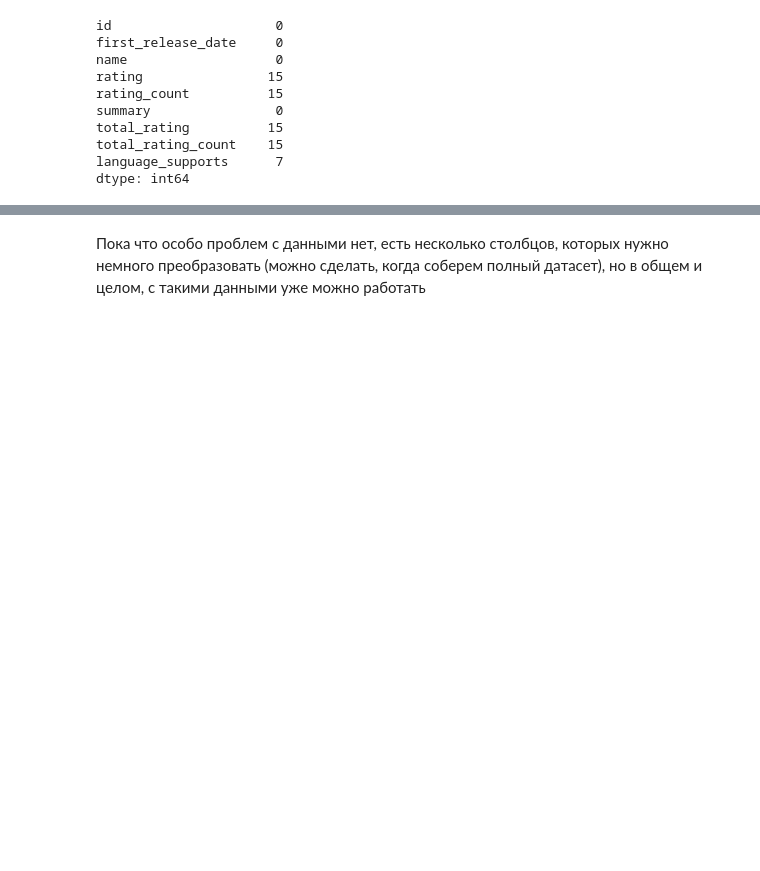
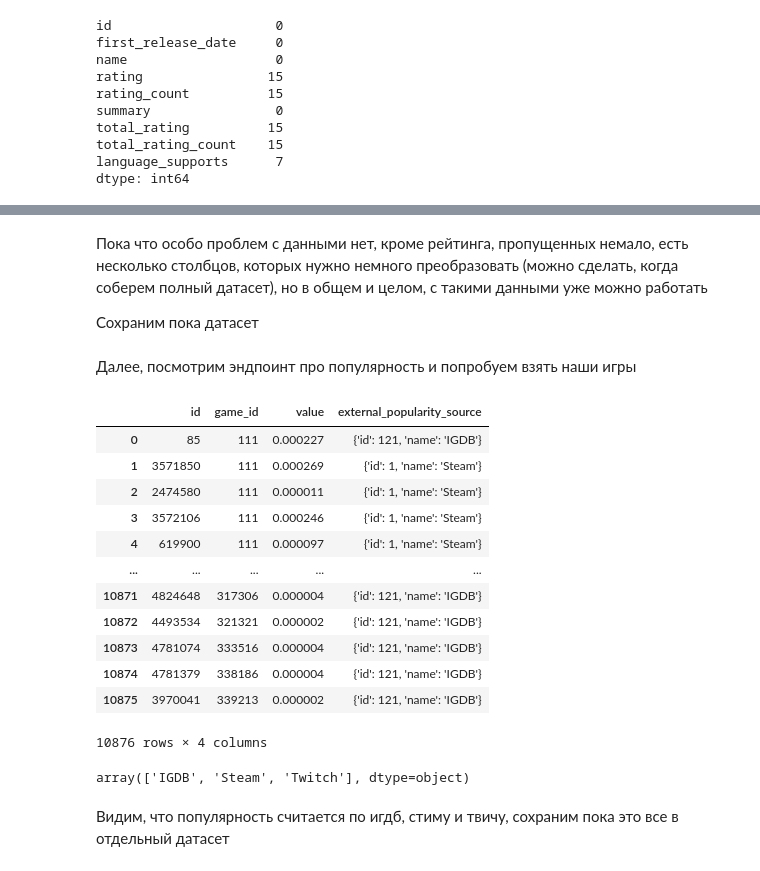
Before and after one commit to ylevennn/smadimo-gp-2, a Jupyter notebook: src/igdb.ipynb, the cells around one changed output, grey strips where cells are left out. Drawn from its saved outputs; the diff is of its cells as text; code cells hidden in the pictures; blank space fills up the shorter version.

```diff
--- a/src/igdb.ipynb
+++ b/src/igdb.ipynb
@@ -210,2 +249,4 @@ df_games_igdb
 # %% [markdown]
-Пока что особо проблем с данными нет, есть несколько столбцов, которых нужно немного преобразовать (можно сделать, когда соберем полный датасет), но в общем и целом, с такими данными уже можно работать
+Пока что особо проблем с данными нет, кроме рейтинга, пропущенных немало, есть несколько столбцов, которых нужно немного преобразовать (можно сделать, когда соберем полный датасет), но в общем и целом, с такими данными уже можно работать
+
+Сохраним пока датасет
@@ -211,0 +255,45 @@ df_games_igdb
+# %% [markdown]
+Далее, посмотрим эндпоинт про популярность и попробуем взять наши игры
+# %%
+prob = out.copy()
+
+ids = prob['game'].astype(str).tolist()
+ids_str = ','.join(ids)
+
+all = []
+
+for i in range(0, len(prob), 500):
+    ids = prob['game'].iloc[i:i+500].astype(str).tolist()
+    ids_str = ",".join(ids)
+
+    data1 = f'''
+    fields game_id, external_popularity_source.name, value; where game_id = ({ids_str}); limit 500;
+    '''
+    request = requests.post('https://api.igdb.com/v4/popularity_primitives', headers={'Client-ID': igdb_id, 'Authorization': f'Bearer {access_token}'}, data=data1)
+    res = request.json()
+
+    all += res
+df_popular = pd.DataFrame(all)
+df_popular
+# %% [output]
+|  | id | game_id | value | external_popularity_source |
+| 0 | 85 | 111 | 0.000227 | {'id': 121, 'name': 'IGDB'} |
+| 1 | 3571850 | 111 | 0.000269 | {'id': 1, 'name': 'Steam'} |
+| 2 | 2474580 | 111 | 0.000011 | {'id': 1, 'name': 'Steam'} |
+| 3 | 3572106 | 111 | 0.000246 | {'id': 1, 'name': 'Steam'} |
+| 4 | 619900 | 111 | 0.000097 | {'id': 1, 'name': 'Steam'} |
+| ... | ... | ... | ... | ... |
+| 10871 | 4824648 | 317306 | 0.000004 | {'id': 121, 'name': 'IGDB'} |
+| 10872 | 4493534 | 321321 | 0.000002 | {'id': 121, 'name': 'IGDB'} |
+| 10873 | 4781074 | 333516 | 0.000004 | {'id': 121, 'name': 'IGDB'} |
+| 10874 | 4781379 | 338186 | 0.000004 | {'id': 121, 'name': 'IGDB'} |
+| 10875 | 3970041 | 339213 | 0.000002 | {'id': 121, 'name': 'IGDB'} |
+10876 rows × 4 columns
+# %%
+#сразу поправим столбец и посмотрим по каким источникам у нас популярность считается
+df_popular['external_popularity_source'] =df_popular['external_popularity_source'].apply(lambda x: x['name'])
+df_popular['external_popularity_source'].unique()
+# %% [output]
+array(['IGDB', 'Steam', 'Twitch'], dtype=object)
+# %% [markdown]
+Видим, что популярность считается по игдб, стиму и твичу, сохраним пока это все в отдельный датасет
```
Also changed, not shown: parts of 7 cells of this notebook, 2 other files.
